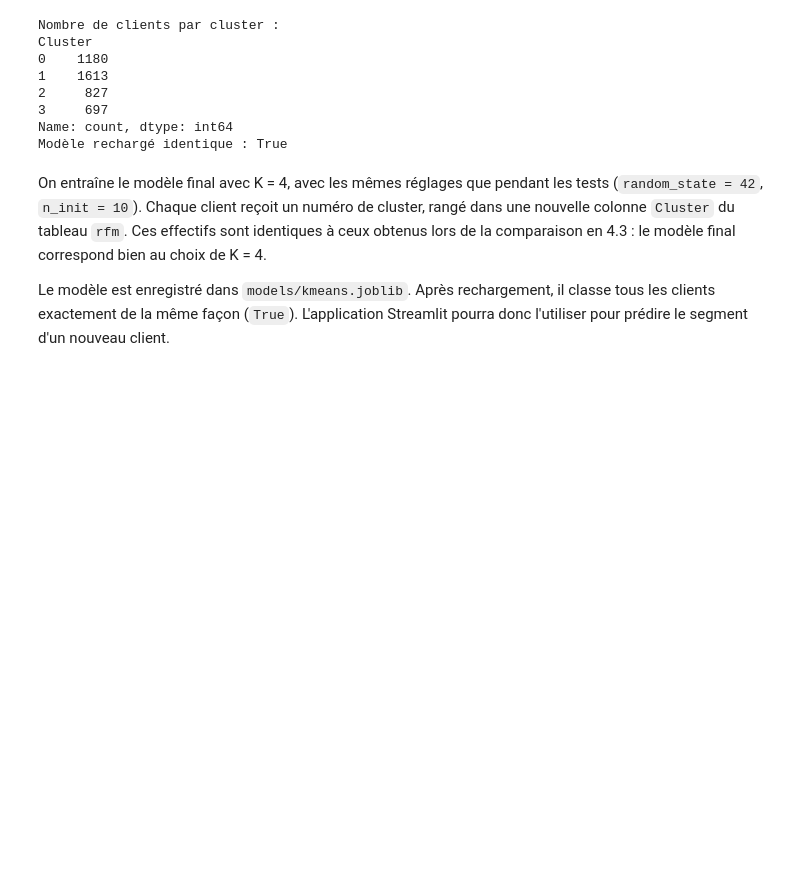
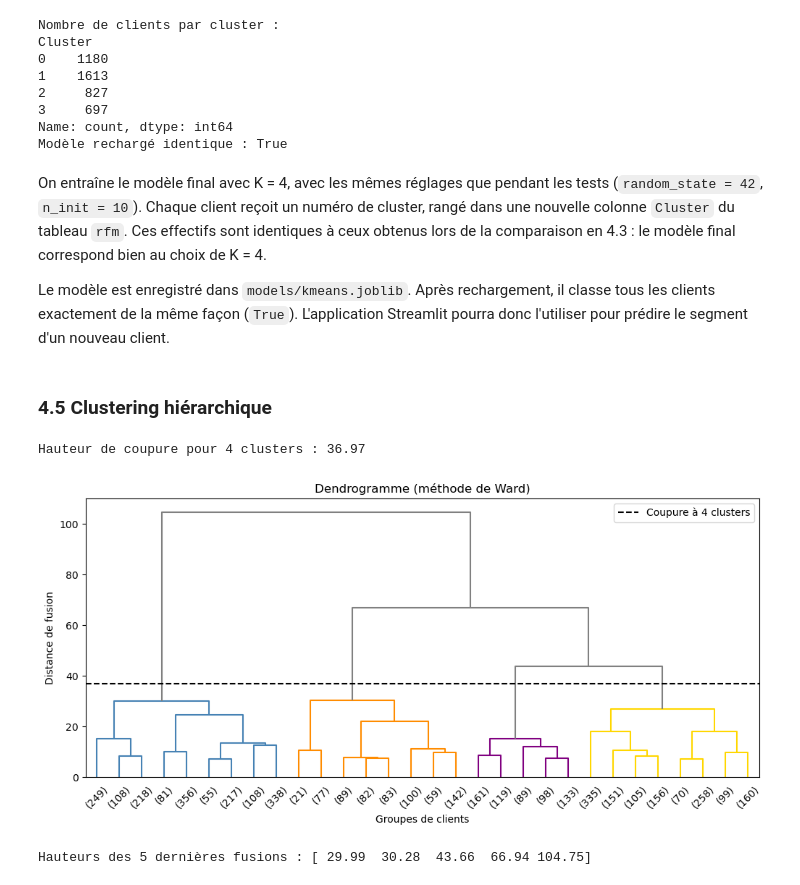
Before and after one commit to Zohair69/globalshop-rfm, a Jupyter notebook: notebooks/rfm_zohair.ipynb, the cells around one changed output. Drawn from its saved outputs; the diff is of its cells as text; code cells hidden in the pictures; blank space fills up the shorter version.

Commit message:
[Zohair] Étape 4 : coude, silhouette, choix de K = 4, K-means final et comparaison hiérarchique

```diff
--- a/notebooks/rfm_zohair.ipynb
+++ b/notebooks/rfm_zohair.ipynb
@@ -584,3 +584,34 @@ On entraîne le modèle final avec K = 4, avec les mêmes réglages que pendant
 Ces effectifs sont identiques à ceux obtenus lors de la comparaison en 4.3 : le modèle final correspond bien au choix de K = 4.
 
 Le modèle est enregistré dans `models/kmeans.joblib`. Après rechargement, il classe tous les clients exactement de la même façon (`True`). L'application Streamlit pourra donc l'utiliser pour prédire le segment d'un nouveau client.
+# %% [markdown]
+### 4.5 Clustering hiérarchique
+# %%
+from scipy.cluster.hierarchy import linkage, dendrogram, set_link_color_palette
+
+liens = linkage(rfm_scaled, method="ward")
+
+hauteur_coupe = (liens[-K_FINAL, 2] + liens[-(K_FINAL - 1), 2]) / 2
+print("Hauteur de coupure pour", K_FINAL, "clusters :", round(hauteur_coupe, 2))
+
+set_link_color_palette(PALETTE[:K_FINAL])
+
+plt.figure(figsize=(12, 5))
+dendrogram(
+    liens,
+    truncate_mode="lastp",
+    p=30,
+    color_threshold=hauteur_coupe,
+    above_threshold_color="grey"
+)
+plt.axhline(y=hauteur_coupe, color="black", linestyle="--", label="Coupure à " + str(K_FINAL) + " clusters")
+plt.title("Dendrogramme (méthode de Ward)")
+plt.xlabel("Groupes de clients")
+plt.ylabel("Distance de fusion")
+plt.legend()
+plt.show()
+print("Hauteurs des 5 dernières fusions :", liens[-5:, 2].round(2))
+# %% [output]
+Hauteur de coupure pour 4 clusters : 36.97
+[figure, added]
+Hauteurs des 5 dernières fusions : [ 29.99  30.28  43.66  66.94 104.75]
```
Also changed, not shown: parts of 4 cells of this notebook.
